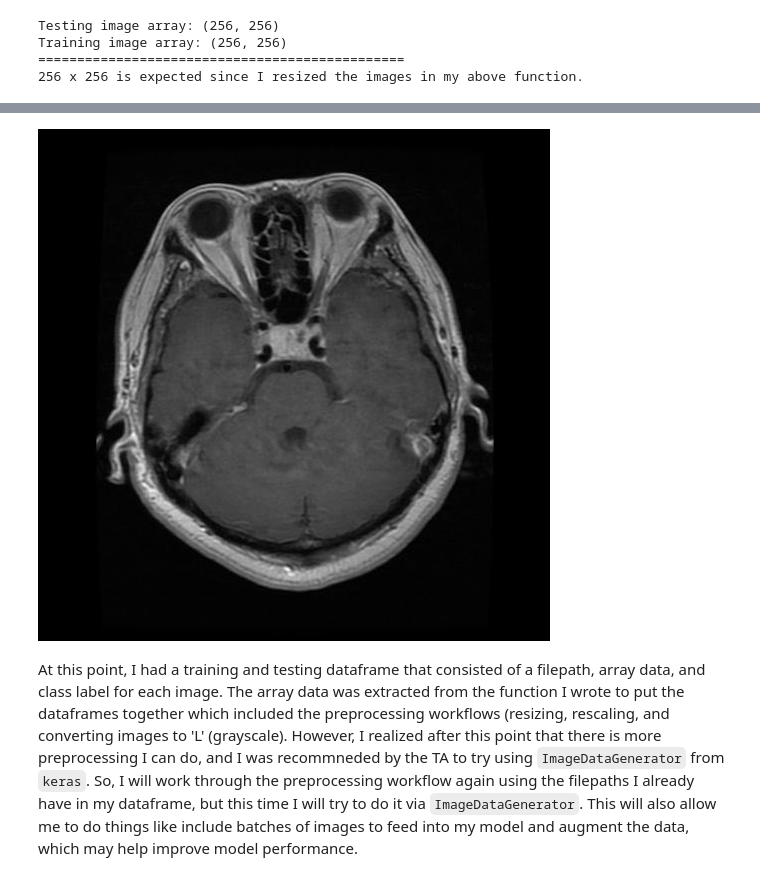
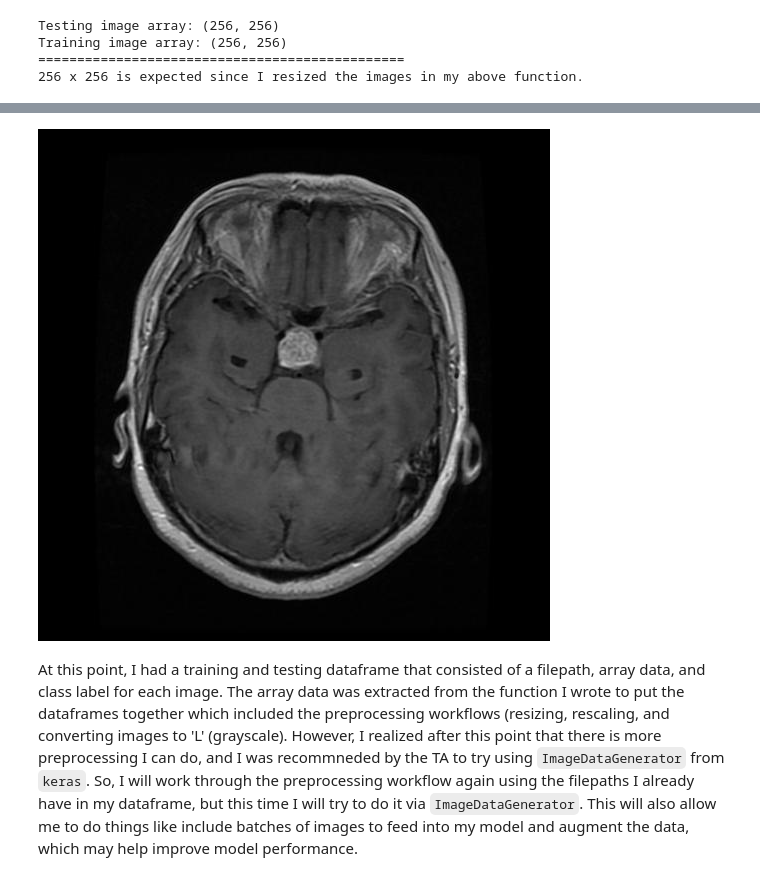
Before and after one commit to premDelaprem/MRI-tumor-classification, a Jupyter notebook: 01 - DRAFT.ipynb, the cells around one changed output, grey strips where cells are left out. Saved outputs shown, nothing was run; the diff lists cells and outputs as text; code cells hidden in the pictures.

Commit message:
uploading graphs, DRAFT NB edited

```diff
--- a/01 - DRAFT.ipynb
+++ b/01 - DRAFT.ipynb
@@ -99,7 +128,7 @@ Training image array: (256, 256)
 # %%
-Image.open(train_df.iloc[0,1])
+Image.open(train_df.iloc[45,1])
 # %% [output]
-[figure, old version]
+[figure, new version]
 # %%
 #### EDA CAN BE PERFORMED HERE ON THE CLASS LABELS AND PORTION OF EACH CLASS (or in a separate jpynb)
 # %% [markdown]
```
Also changed, not shown: parts of 23 cells of this notebook, 4 other files.
